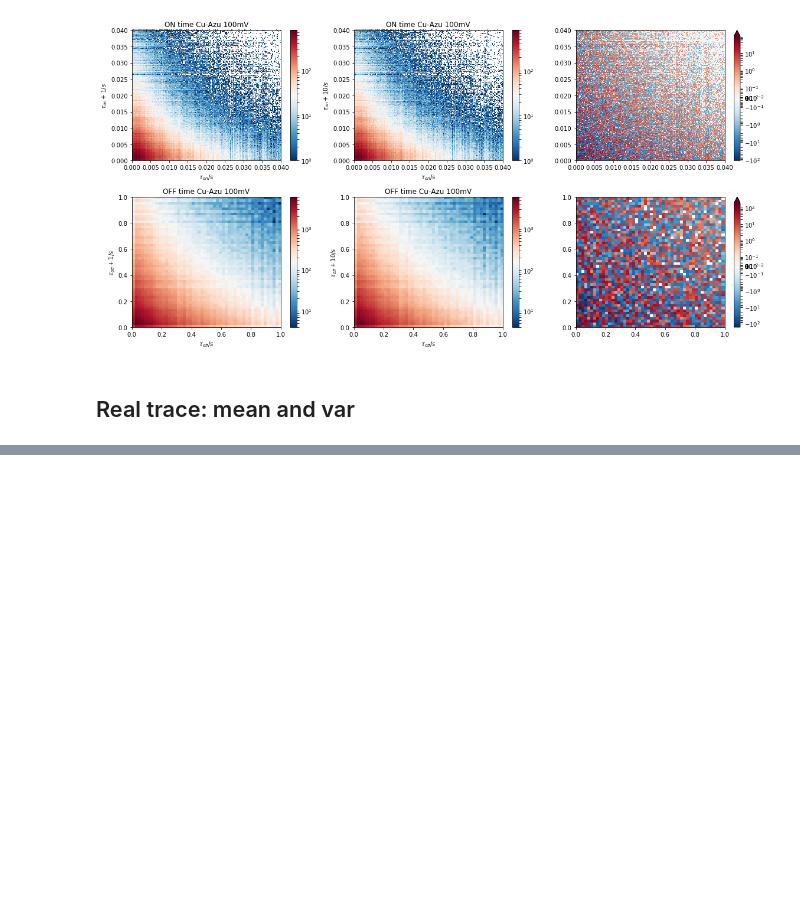
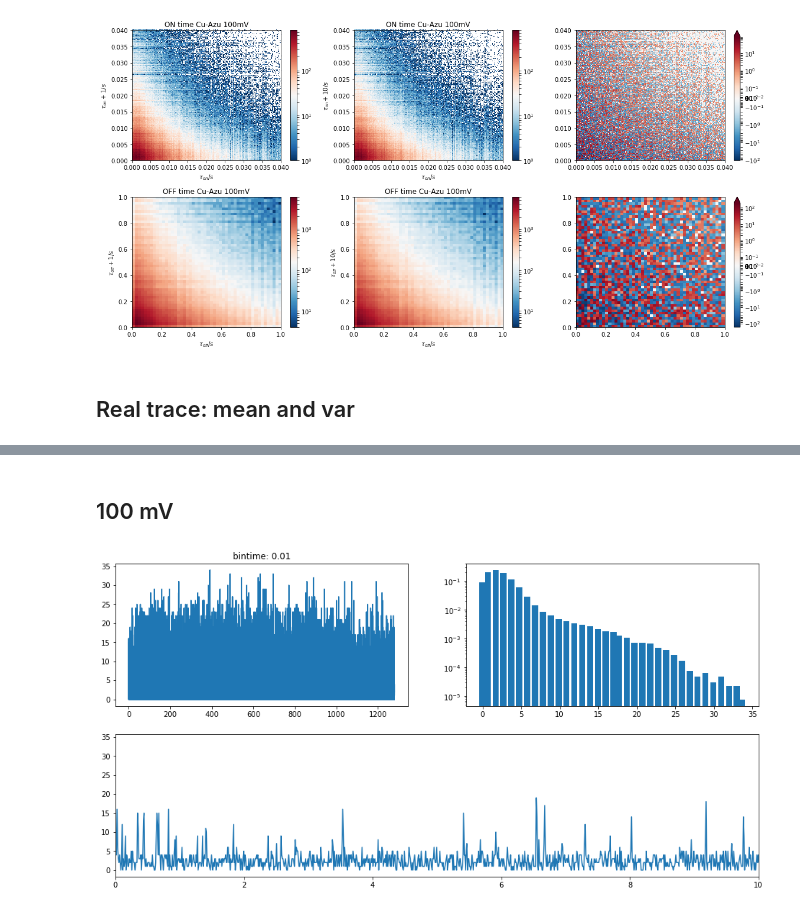
Before and after one commit to biswajitSM/Azurin_SM_repo, a Jupyter notebook: Analysis/Simulation.ipynb, the cells around one changed output, grey strips where cells are left out. Saved outputs shown, nothing was run; the diff lists cells and outputs as text; code cells hidden in the pictures; blank space fills up the shorter version.

```diff
--- a/Analysis/Simulation.ipynb
+++ b/Analysis/Simulation.ipynb
@@ -344,0 +205,10 @@ ax10.set_xlim(0, 10)
+# %% [markdown]
+## 100 mV
+# %%
+Point_26_100mV_S106 = '/home/biswajit/Research/Reports_ppt/reports/AzurinSM-MS4/\
+data/S106d18May17_635_CuAzu655_longtime/S106d18May17_60.5_635_A9_CuAzu655_100mV(18)/data/Point_A9_100mV(18)_60.5_1600s_26.pt3.datn'
+df = pd.read_csv(Point_26_100mV_S106, header=None);
+df=df[0]
+intensity_fit(df, bintime=10e-3)
+# %% [output]
+[figure, added]
```
Also changed, not shown: parts of 23 cells of this notebook, 1 other file.
